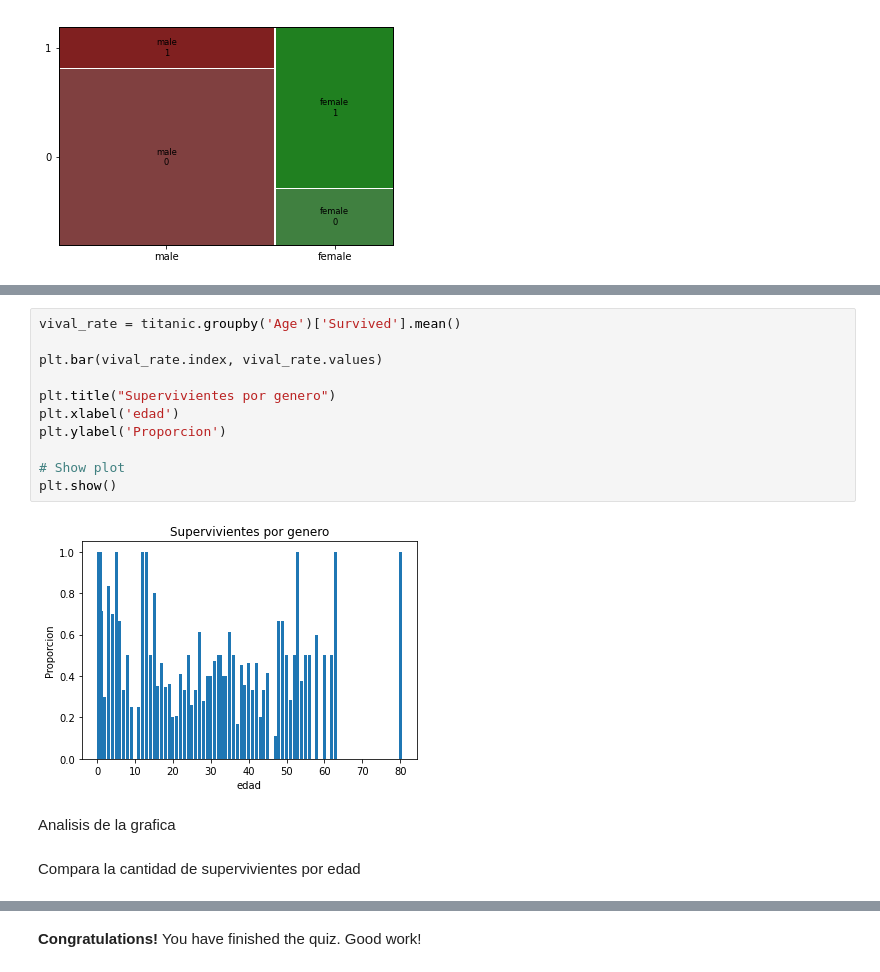
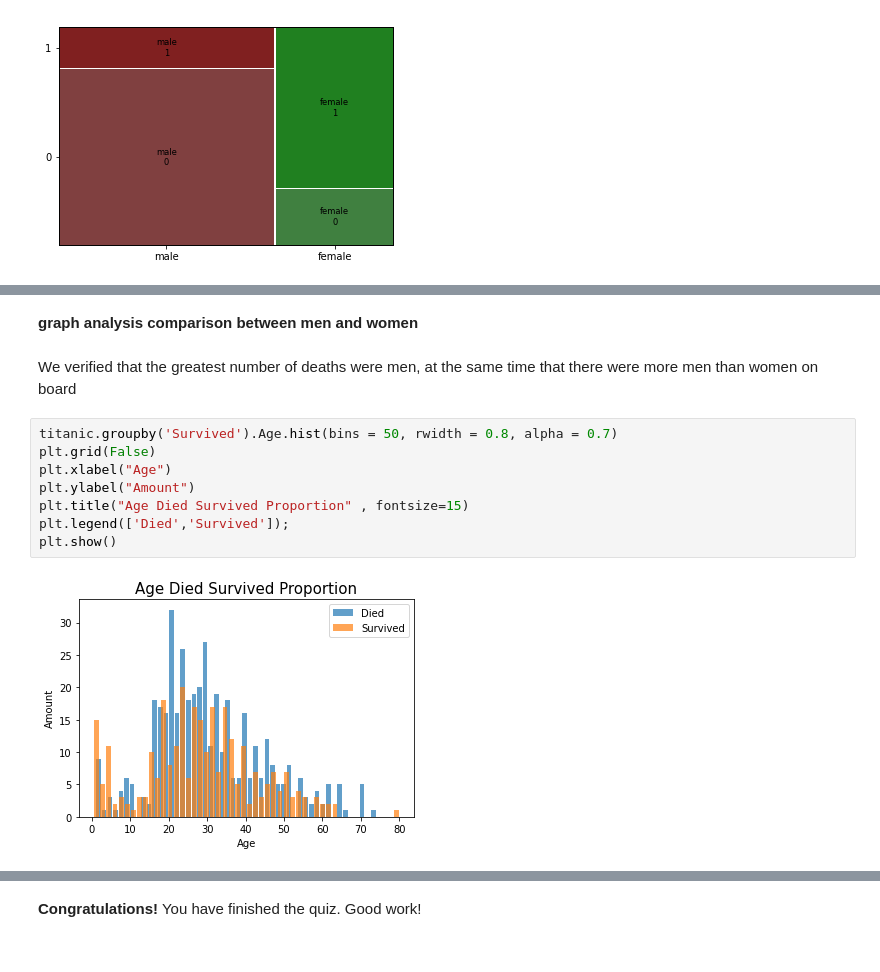
Before and after one commit to ycaparicioa/MetNumUN2023I, a Jupyter notebook: Quiz3/ycaparicioa_Quiz_3_Python_Pandas_UNCode.ipynb, the cells around one changed output, grey strips where cells are left out. Cells and saved outputs as stored; diff of their text form.

```diff
--- a/Quiz3/ycaparicioa_Quiz_3_Python_Pandas_UNCode.ipynb
+++ b/Quiz3/ycaparicioa_Quiz_3_Python_Pandas_UNCode.ipynb
@@ -751,17 +722,16 @@ Es la comparacion de los supervivientes o muertes, y en que clase habian embarca
-# %%
-vival_rate = titanic.groupby('Age')['Survived'].mean()
-
-plt.bar(vival_rate.index, vival_rate.values)
-
-plt.title("Supervivientes por genero")
-plt.xlabel('edad')
-plt.ylabel('Proporcion')
-
-# Show plot
-plt.show()
-# %% [output]
-[figure, removed]
-# %% [markdown]
-Analisis de la grafica
-# %% [markdown]
-Compara la cantidad de supervivientes por edad
+# %% [markdown]
+**graph analysis
+comparison between men and women**
+# %% [markdown]
+
+We verified that the greatest number of deaths were men, at the same time that there were more men than women on board
+# %%
+titanic.groupby('Survived').Age.hist(bins = 50, rwidth = 0.8, alpha = 0.7)
+plt.grid(False)
+plt.xlabel("Age")
+plt.ylabel("Amount")
+plt.title("Age Died Survived Proportion" , fontsize=15)
+plt.legend(['Died','Survived']);
+plt.show()
+# %% [output]
+[figure, added]
```
Also changed, not shown: parts of 19 cells of this notebook.
